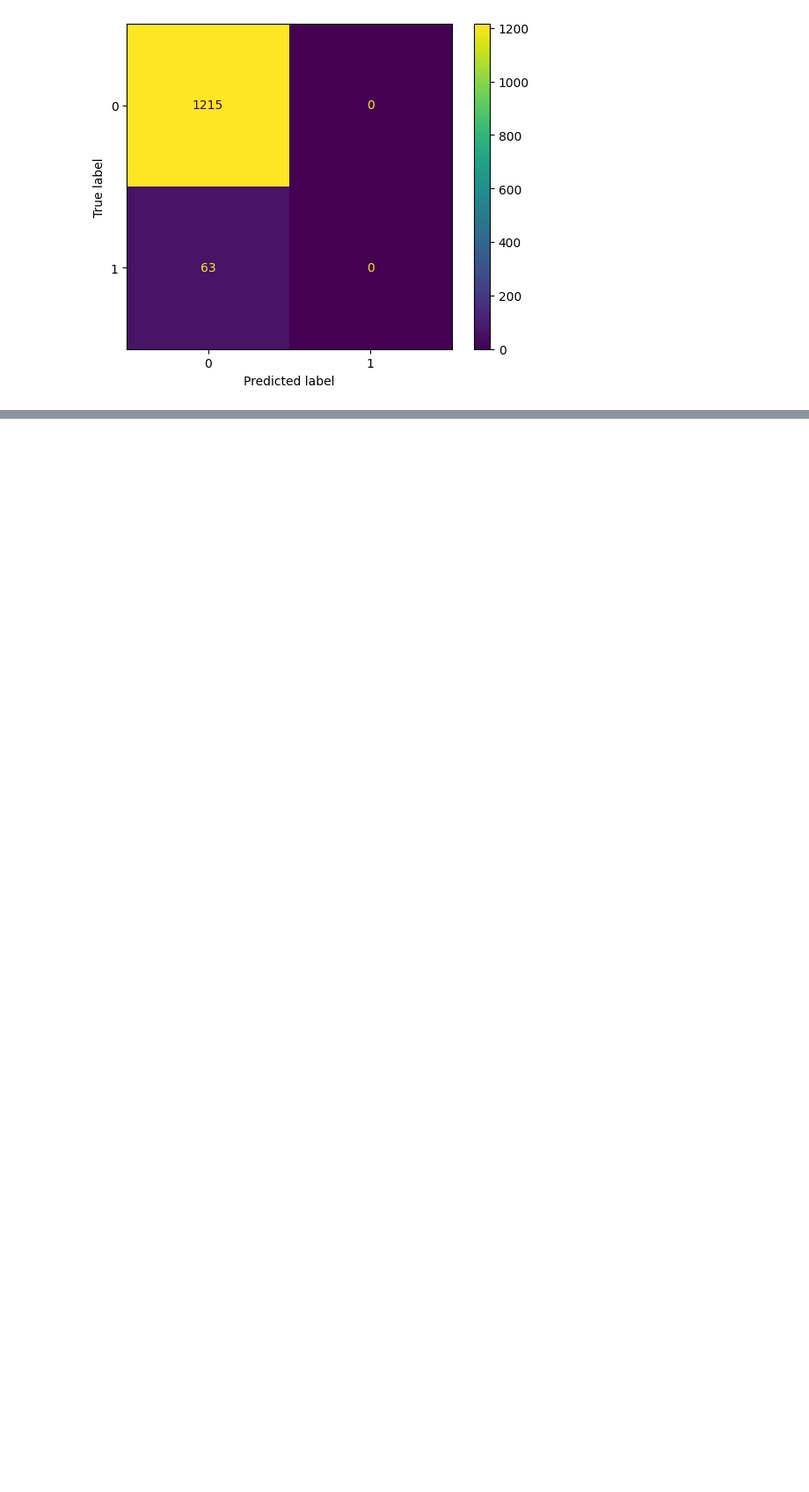
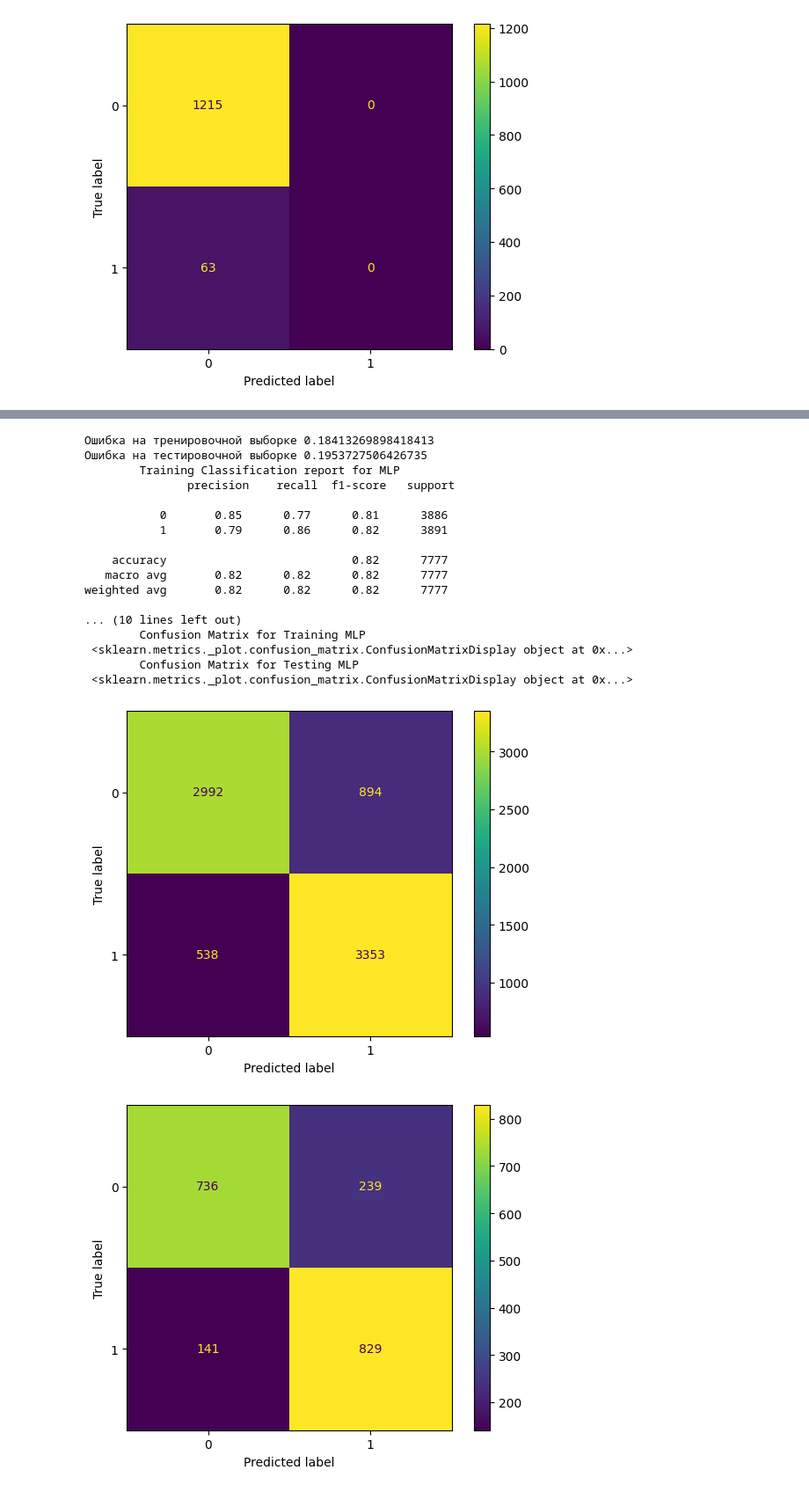
Before and after one commit to AlexanderOfficial/ML_Krainev_2023, a Jupyter notebook: stroke-ml.ipynb, the cells around one changed output, grey strips where cells are left out. Shown at 88% size. Drawn from its saved outputs; the diff is of its cells as text; code cells hidden in the pictures; blank space fills up the shorter version.

```diff
--- a/stroke-ml.ipynb
+++ b/stroke-ml.ipynb
@@ -562,0 +679,38 @@ weighted avg       0.91      0.95      0.93      3832
+# %%
+mlp_model = MLPClassifier(hidden_layer_sizes = (20,),
+                          solver = 'adam', activation = 'logistic', random_state = 7, max_iter=500)
+mlp_model.fit(X_train, y_train)
+
+y_test_predict = mlp_model.predict(X_test)
+y_train_predict = mlp_model.predict(X_train)
+err_test  = np.mean(y_test  != y_test_predict)
+err_train  = np.mean(y_train != y_train_predict)
+
+print('Ошибка на тренировочной выборке', err_train)
+print('Ошибка на тестировочной выборке', err_test)
+
+print('        Training Classification report for MLP \n',classification_report(y_train,y_train_predict))
+print('        Testing Classification Report for MLP \n',classification_report(y_test,y_test_predict))
+
+print('        Confusion Matrix for Training MLP \n',ConfusionMatrixDisplay.from_estimator(mlp_model,X_train,y_train))
+print('        Confusion Matrix for Testing MLP \n',ConfusionMatrixDisplay.from_estimator(mlp_model,X_test,y_test))
+# %% [output]
+Ошибка на тренировочной выборке 0.18413269898418413
+Ошибка на тестировочной выборке 0.1953727506426735
+        Training Classification report for MLP
+               precision    recall  f1-score   support
+
+           0       0.85      0.77      0.81      3886
+           1       0.79      0.86      0.82      3891
+
+    accuracy                           0.82      7777
+   macro avg       0.82      0.82      0.82      7777
+weighted avg       0.82      0.82      0.82      7777
+
+... (10 lines left out)
+        Confusion Matrix for Training MLP
+ <sklearn.metrics._plot.confusion_matrix.ConfusionMatrixDisplay object at 0x...>
+        Confusion Matrix for Testing MLP
+ <sklearn.metrics._plot.confusion_matrix.ConfusionMatrixDisplay object at 0x...>
+[figure, added]
+[figure, added]
```
Also changed, not shown: parts of 22 cells of this notebook.
